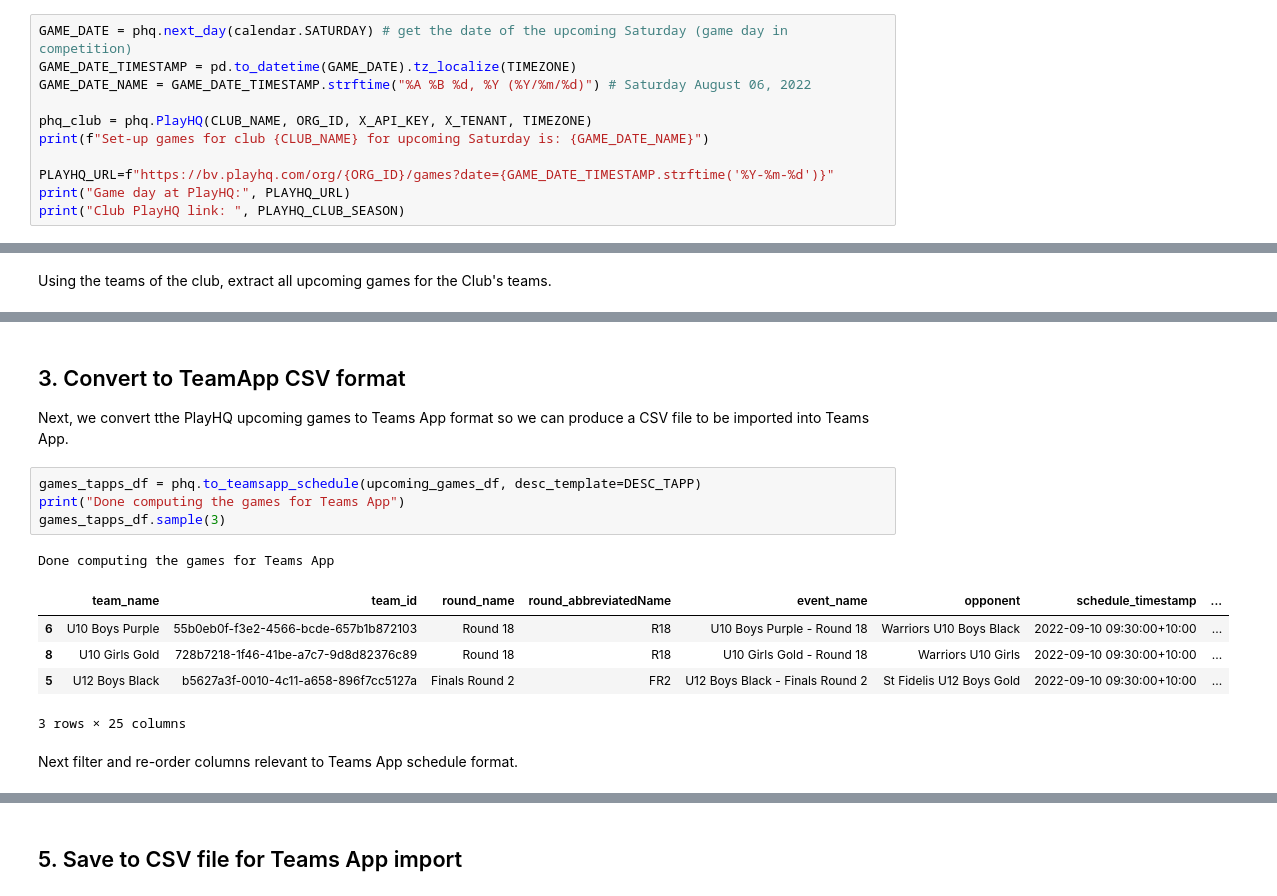
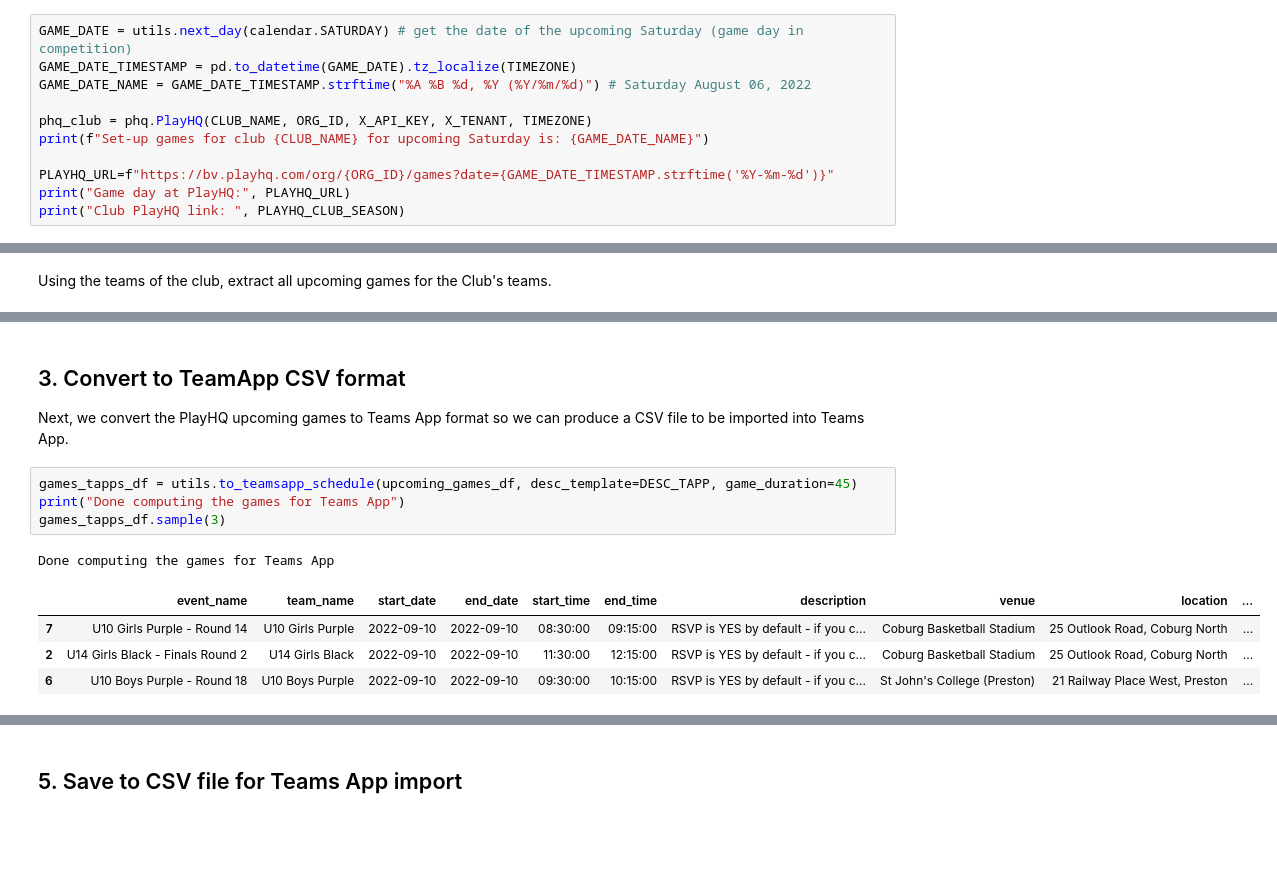
Before and after one commit to ssardina/tapp-fixture, a Jupyter notebook: playhq_scrape.ipynb, the cells around one changed output, grey strips where cells are left out. Saved outputs shown, nothing was run; the diff lists cells and outputs as text; blank space fills up the shorter version.

```diff
--- a/playhq_scrape.ipynb
+++ b/playhq_scrape.ipynb
@@ -37,7 +38,7 @@ The *Public* APIs only require the below header parameters to get a successful r
 
 The feature to create new API credentials is disabled for you and can only be actioned by a Super Administrator role within the Play HQ portal. Please use the credentials provided to call the PlayHQ public APIs.
 # %%
-GAME_DATE = phq.next_day(calendar.SATURDAY) # get the date of the upcoming Saturday (game day in competition)
+GAME_DATE = utils.next_day(calendar.SATURDAY) # get the date of the upcoming Saturday (game day in competition)
 GAME_DATE_TIMESTAMP = pd.to_datetime(GAME_DATE).tz_localize(TIMEZONE)
 GAME_DATE_NAME = GAME_DATE_TIMESTAMP.strftime("%A %B %d, %Y (%Y/%m/%d)") # Saturday August 06, 2022
 
@@ -119,17 +122,14 @@ There were 10 games extracted for game day: Saturday September 10, 2022 (2022/09
 # %% [markdown]
 ## 3. Convert to TeamApp CSV format
 
-Next, we convert tthe PlayHQ upcoming games to Teams App format so we can produce a CSV file to be imported into Teams App.
+Next, we convert the PlayHQ upcoming games to Teams App format so we can produce a CSV file to be imported into Teams App.
 # %%
-games_tapps_df = phq.to_teamsapp_schedule(upcoming_games_df, desc_template=DESC_TAPP)
+games_tapps_df = utils.to_teamsapp_schedule(upcoming_games_df, desc_template=DESC_TAPP, game_duration=45)
 print("Done computing the games for Teams App")
 games_tapps_df.sample(3)
 # %% [output]
 Done computing the games for Teams App
-|  | team_name | team_id | round_name | round_abbreviatedName | event_name | opponent | schedule_timestamp | ... |
-| 6 | U10 Boys Purple | 55b0eb0f-f3e2-4566-bcde-657b1b872103 | Round 18 | R18 | U10 Boys Purple - Round 18 | Warriors U10 Boys Black | 2022-09-10 09:30:00+10:00 | ... |
-| 8 | U10 Girls Gold | 728b7218-1f46-41be-a7c7-9d8d82376c89 | Round 18 | R18 | U10 Girls Gold - Round 18 | Warriors U10 Girls | 2022-09-10 09:30:00+10:00 | ... |
-| 5 | U12 Boys Black | b5627a3f-0010-4c11-a658-896f7cc5127a | Finals Round 2 | FR2 | U12 Boys Black - Finals Round 2 | St Fidelis U12 Boys Gold | 2022-09-10 09:30:00+10:00 | ... |
+|  | event_name | team_name | start_date | end_date | start_time | end_time | description | venue | location | ... |
+| 7 | U10 Girls Purple - Round 14 | U10 Girls Purple | 2022-09-10 | 2022-09-10 | 08:30:00 | 09:15:00 | RSVP is YES by default - if you c... | Coburg Basketball Stadium | 25 Outlook Road, Coburg North | ... |
+| 2 | U14 Girls Black - Finals Round 2 | U14 Girls Black | 2022-09-10 | 2022-09-10 | 11:30:00 | 12:15:00 | RSVP is YES by default - if you c... | Coburg Basketball Stadium | 25 Outlook Road, Coburg North | ... |
+| 6 | U10 Boys Purple - Round 18 | U10 Boys Purple | 2022-09-10 | 2022-09-10 | 09:30:00 | 10:15:00 | RSVP is YES by default - if you c... | St John's College (Preston) | 21 Railway Place West, Preston | ... |
-3 rows × 25 columns
-# %% [markdown]
-Next filter and re-order columns relevant to Teams App schedule format.
```
Also changed, not shown: parts of 11 cells of this notebook, 3 other files.
